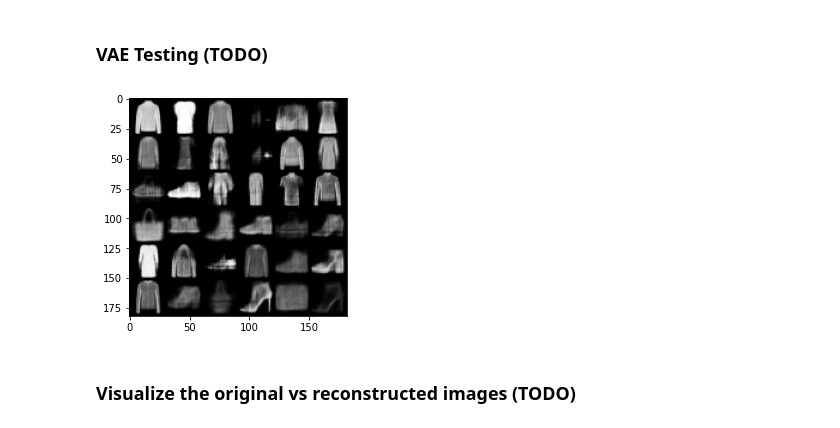
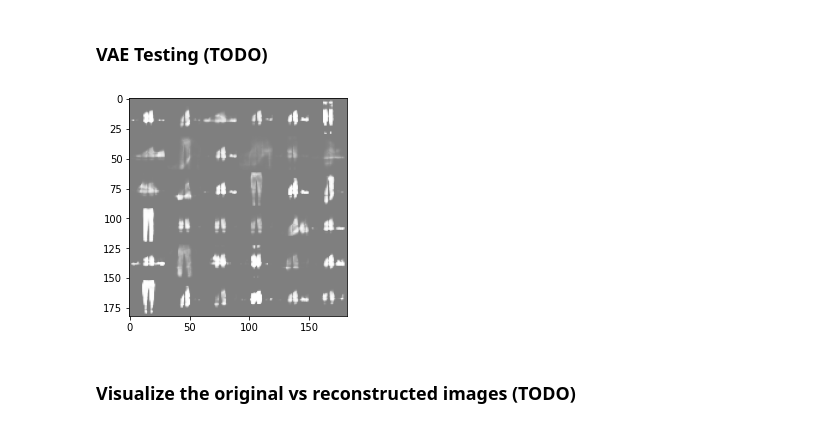
Before and after one commit to sheldonjinqi/CIS680_GAN, a Jupyter notebook: CIS680_Fall2020_HW5_VAE_GAN_template.ipynb, the cells around one changed output. Cells and saved outputs as stored; diff of their text form; code cells hidden in the pictures.

```diff
--- a/CIS680_Fall2020_HW5_VAE_GAN_template.ipynb
+++ b/CIS680_Fall2020_HW5_VAE_GAN_template.ipynb
@@ -352,16 +400,33 @@ RuntimeError: ignored
 ## Qualitative Visualisations
 # %% [markdown]
 ### VAE Testing (TODO)
-# %%
-# Test VAE on a random sample and display on 6X6 grid
-grid_size = 6
-
-################################
-# Please fill in your code here:
-
-################################
-# %% [output]
-[figure, removed]
+# %%
+import torchvision
+# Test VAE on a random sample and display on 6X6 grid
+grid_size = 6
+
+################################
+# Please fill in your code here:
+
+################################
+vae.eval()
+
+def imshow(img):
+    img = img / 2 + 0.5     # unnormalize
+    npimg = img.cpu().numpy()
+    plt.imshow(np.transpose(npimg, (1, 2, 0)))
+    plt.show()
+
+
+# get some random training images
+
+img_noise = torch.normal(mean=0,std=1,size=(36,1,28,28)).to('cuda')
+reconstruct_imgs, mean, log_var = vae(img_noise.to('cuda'))
+reconstruct_imgs = reconstruct_imgs.view((len(reconstruct_imgs),1,28,28))
+# show images
+imshow(torchvision.utils.make_grid(reconstruct_imgs.detach(),nrow=6))
+# %% [output]
+[figure, added]
 # %% [markdown]
 ### Visualize the original vs reconstructed images (TODO)
 # %%
```
Also changed, not shown: parts of 10 cells of this notebook.
